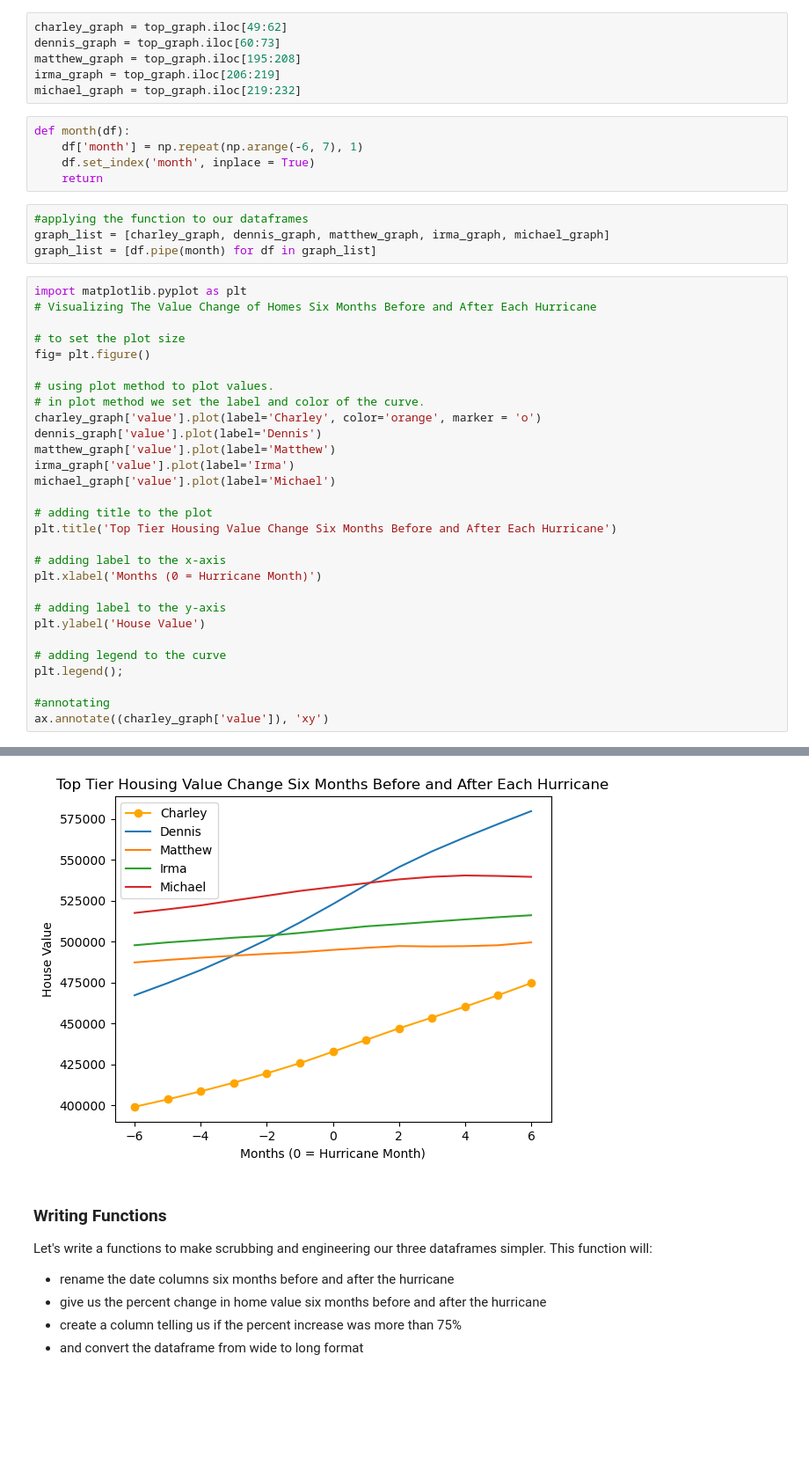
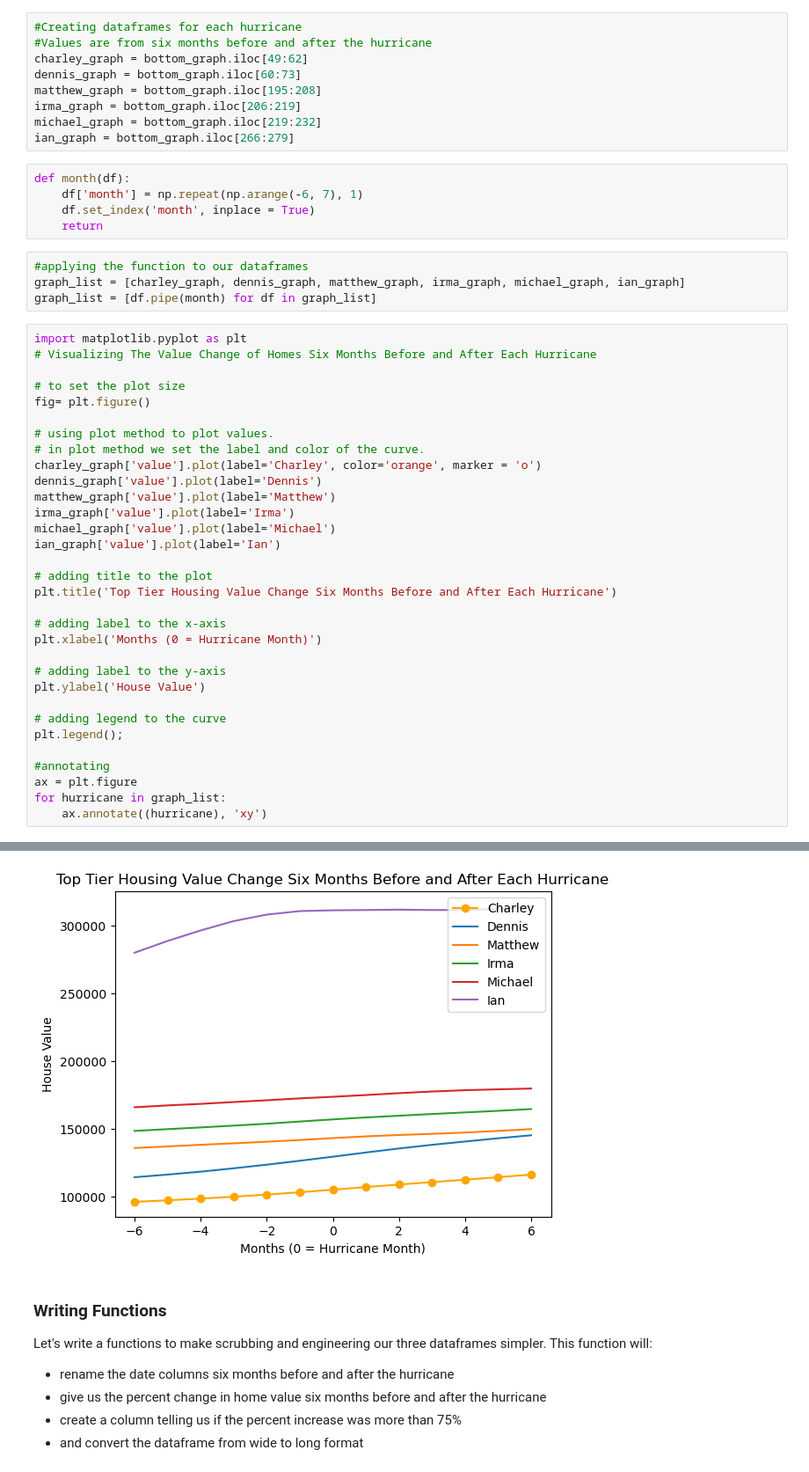
Before and after one commit to SSGrasland/Modeling-Hurricane-Impact-on-Florida-Real-Estate-Value-, a Jupyter notebook: 2a. Housing Data.ipynb, the cells around one changed output, grey strips where cells are left out. Shown at 88% size. Saved outputs shown, nothing was run; the diff lists cells and outputs as text; blank space fills up the shorter version.

```diff
--- a/2a. Housing Data.ipynb
+++ b/2a. Housing Data.ipynb
@@ -499,11 +504,14 @@ plt.legend();
 # %% [markdown]
 ### Graphing Top Tier Housing
 # %%
-charley_graph = top_graph.iloc[49:62]
-dennis_graph = top_graph.iloc[60:73]
-matthew_graph = top_graph.iloc[195:208]
-irma_graph = top_graph.iloc[206:219]
-michael_graph = top_graph.iloc[219:232]
+#Creating dataframes for each hurricane
+#Values are from six months before and after the hurricane
+charley_graph = bottom_graph.iloc[49:62]
+dennis_graph = bottom_graph.iloc[60:73]
+matthew_graph = bottom_graph.iloc[195:208]
+irma_graph = bottom_graph.iloc[206:219]
+michael_graph = bottom_graph.iloc[219:232]
+ian_graph = bottom_graph.iloc[266:279]
 # %%
 def month(df):
     df['month'] = np.repeat(np.arange(-6, 7), 1)
@@ -511,7 +519,7 @@ def month(df):
     return
 # %%
 #applying the function to our dataframes
-graph_list = [charley_graph, dennis_graph, matthew_graph, irma_graph, michael_graph]
+graph_list = [charley_graph, dennis_graph, matthew_graph, irma_graph, michael_graph, ian_graph]
 graph_list = [df.pipe(month) for df in graph_list]
 # %%
 import matplotlib.pyplot as plt
@@ -527,6 +535,7 @@ dennis_graph['value'].plot(label='Dennis')
 matthew_graph['value'].plot(label='Matthew')
 irma_graph['value'].plot(label='Irma')
 michael_graph['value'].plot(label='Michael')
+ian_graph['value'].plot(label='Ian')
 
 # adding title to the plot
 plt.title('Top Tier Housing Value Change Six Months Before and After Each Hurricane')
@@ -541,5 +550,7 @@ plt.ylabel('House Value')
 plt.legend();
 
 #annotating
-ax.annotate((charley_graph['value']), 'xy')
+ax = plt.figure
+for hurricane in graph_list:
+    ax.annotate((hurricane), 'xy')
 # %% [output]
@@ -547,4 +558,4 @@ NameError: name 'ax' is not defined
-[figure, old version]
+[figure, new version]
 # %% [markdown]
 ### Writing Functions
 Let's write a functions to make scrubbing and engineering our three dataframes simpler. This function will:
```
Also changed, not shown: parts of 23 cells of this notebook, 3 other files.
